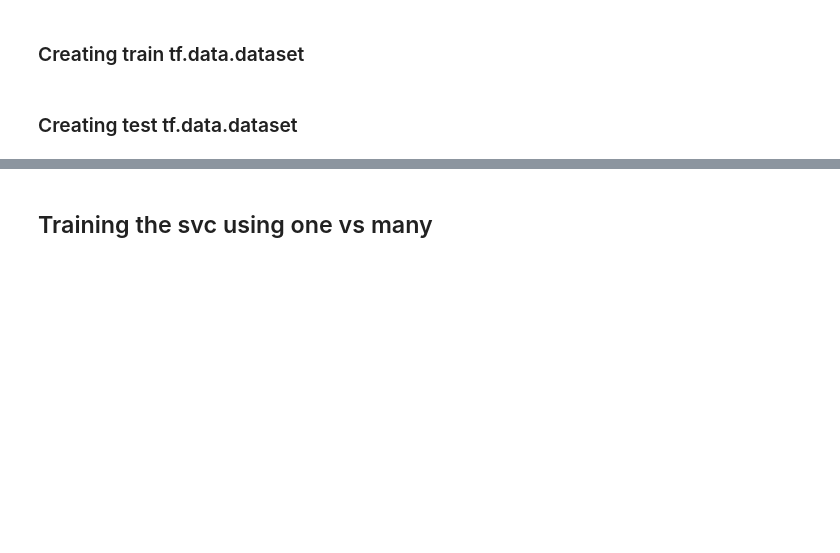
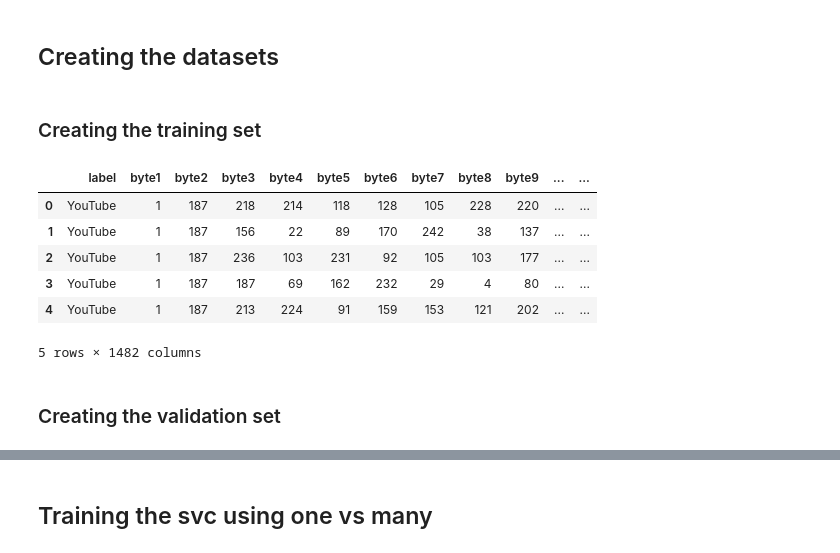
Before and after one commit to Chiratidzo/EncrypytedTrafficClassifier, a Jupyter notebook: models/SVM/SVM_Baseline.ipynb, the cells around one changed output, grey strips where cells are left out. Cells and saved outputs as stored; diff of their text form; code cells hidden in the pictures; blank space fills up the shorter version.

```diff
--- a/models/SVM/SVM_Baseline.ipynb
+++ b/models/SVM/SVM_Baseline.ipynb
@@ -8,6 +9,18 @@ from sklearn.metrics import accuracy_score
-# %% [markdown]
-### Creating train tf.data.dataset
+# %% [markdown]
+## Creating the datasets
+# %% [markdown]
+### Creating the training set
 # %%
 cwd = os.getcwd()
 train_file_path = '/'.join(cwd.split('/')[:-2]) + '/preprocessing/data/3_10000/train_3_10000.csv'
 train_df = pd.read_csv(train_file_path)
+# %%
+train_df.head()
+# %% [output]
+|  | label | byte1 | byte2 | byte3 | byte4 | byte5 | byte6 | byte7 | byte8 | byte9 | ... | ... |
+| 0 | YouTube | 1 | 187 | 218 | 214 | 118 | 128 | 105 | 228 | 220 | ... | ... |
+| 1 | YouTube | 1 | 187 | 156 | 22 | 89 | 170 | 242 | 38 | 137 | ... | ... |
+| 2 | YouTube | 1 | 187 | 236 | 103 | 231 | 92 | 105 | 103 | 177 | ... | ... |
+| 3 | YouTube | 1 | 187 | 187 | 69 | 162 | 232 | 29 | 4 | 80 | ... | ... |
+| 4 | YouTube | 1 | 187 | 213 | 224 | 91 | 159 | 153 | 121 | 202 | ... | ... |
+5 rows × 1482 columns
@@ -14,5 +29,5 @@ train_df = pd.read_csv(train_file_path)
 # %%
 ## converting the labels into unique integers
 train_df['label'] = train_df.label.astype('category').cat.codes
-# %% [markdown]
-### Creating test tf.data.dataset
+# %% [markdown]
+### Creating the validation set
```
Also changed, not shown: parts of 20 cells of this notebook, 1 other file.
